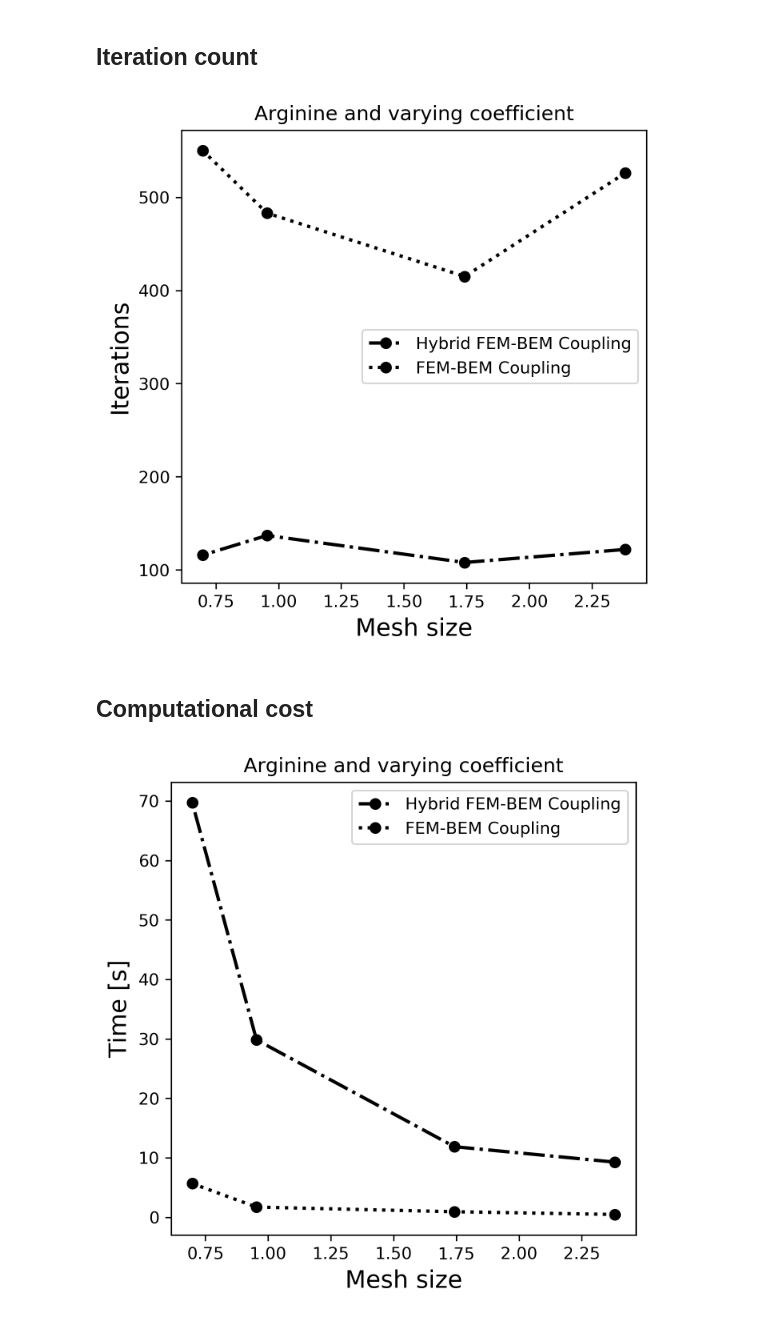
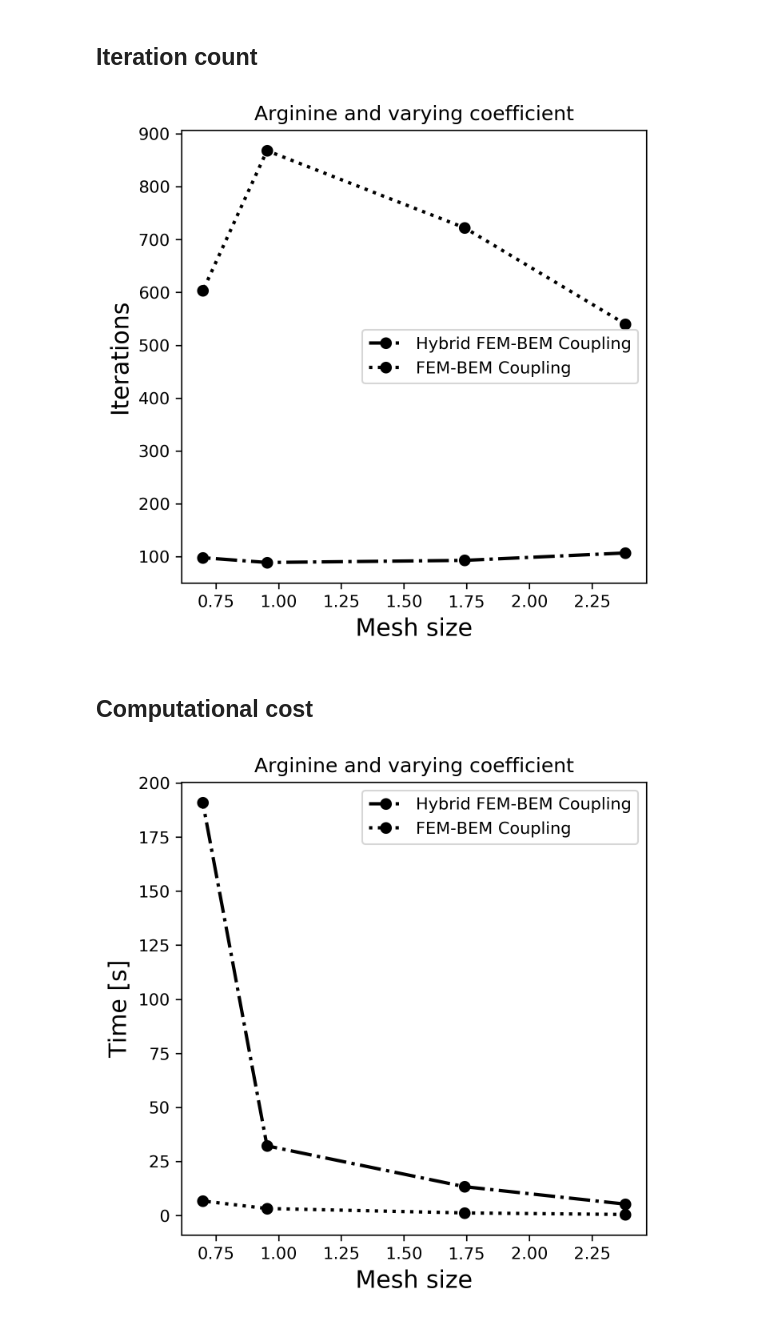
Before and after one commit to MichalBosy/FEM_BEM_coupling, a Jupyter notebook: Poisson-Boltzmann/FEM_BEM_Arginine_Var_Perm_from_APBS.ipynb, the cells around one changed output. Saved outputs shown, nothing was run; the diff lists cells and outputs as text; code cells hidden in the pictures.

```diff
--- a/Poisson-Boltzmann/FEM_BEM_Arginine_Var_Perm_from_APBS.ipynb
+++ b/Poisson-Boltzmann/FEM_BEM_Arginine_Var_Perm_from_APBS.ipynb
@@ -43,6 +43,7 @@ solv_error = []
 mesh_size = []
 iter_num = []
 time_solve = []
+time_set = []
 vac_iter_num = []
 vac_time_solve = []
 
@@ -81,8 +82,8 @@ class Fun_ei(dolfin.UserExpression):
 # %%
 for m in grid_size:
     ######################### Mesh and spaces ##################################
-    mesh = dolfin.Mesh("./arginine/arg_d0"+format(m)+"_surf.xml")
-#     mesh = dolfin.Mesh("./arginine/arg_d0"+format(m)+"_11.xml")
+#     mesh = dolfin.Mesh("./arginine/arg_d0"+format(m)+"_surf.xml")
+    mesh = dolfin.Mesh("./arginine/arg_d0"+format(m)+"_11.xml")
     nor = dolfin.FacetNormal(mesh)
 
     # Spaces for FEM and BEM
@@ -98,17 +99,19 @@ for m in grid_size:
     mesh_size.append(hmax)
 
     # Permitivity uploaded form APBS #
-    gauss_poits_FEM = np.hsplit(np.loadtxt("./epsilon/Arginine_mesh_arg_d0"+format(m)+"_Gaussian_points_FEM_apbs.txt"), np.array([3, 4]))
-#     gauss_poits_FEM = np.hsplit(np.loadtxt("./epsilon/Arginine_mesh_arg_d0"+format(m)+"_Gaussian_points_FEM_apbs_11.txt"), np.array([3, 4]))
+#     gauss_poits_FEM = np.hsplit(np.loadtxt("./epsilon/Arginine_mesh_arg_d0"+format(m)+"_Gaussian_points_FEM_apbs.txt"), np.array([3, 4]))
+    gauss_poits_FEM = np.hsplit(np.loadtxt("./epsilon/Arginine_mesh_arg_d0"+format(m)+"_Gaussian_points_FEM_apbs_11.txt"), np.array([3, 4]))
     epsilon_fem_apbs = Fun_ei(gauss_poits_FEM[1],gauss_poits_FEM[0], degree=0)
 
     gauss_poits_BEM = np.hsplit(np.loadtxt("./epsilon/Arginine_mesh_arg_d0"+format(m)+"_Gaussian_points_BEM_apbs.txt"), np.array([3, 4]))
-#     gauss_poits_BEM = np.hsplit(np.loadtxt("./epsilon/Arginine_mesh_arg_d0"+format(m)+"_Gaussian_points_BEM_apbs_11.txt"), np.array([3, 4]))
     epsilon_bem_apbs = bempp.api.GridFunction(trace_space, fun=epsilon_b)
 
     # FEM discrete variables
     u = dolfin.TrialFunction(fenics_space)
     v = dolfin.TestFunction(fenics_space)
+
+    # Starting set-up time
+    start = time.time()
 
     # BEM operators
     id_op = bempp.api.operators.boundary.sparse.identity(trace_space, bempp_space, bempp_space)
@@ -139,7 +142,6 @@ for m in grid_size:
     rhs_bem = np.zeros(bempp_space.global_dof_count)
     # Global RHS
     rhs = np.concatenate([rhs_fem, rhs_bem])
-
 
     blocks = [[None,None],[None,None]]
     blocks_vac = [[None,None],[None,None]]
@@ -190,6 +192,10 @@ for m in grid_size:
 
     p_shape = (P1.shape[0] + P2.shape[0], P1.shape[1] + P2.shape[1])
     P = LinearOperator(p_shape, apply_prec, dtype=np.dtype('float64'))
+
+    end = time.time()
+    set_time = (end - start)
+    time_set.append(set_time)
 
     # Solvant case
     it_count = 0
@@ -277,7 +283,7 @@ Energia de Solvatacion (FEM): -32.293 [kCal/mol]
 from operator import add
 import matplotlib.pyplot as plt
 
-with open('Hybrid_FEM_BEM_Arginine_varying_error.npy', 'rb') as f:
+with open('Hybrid_FEM_BEM_Arginine_varying_APBS_error.npy', 'rb') as f:
      Hybrid_FEM_BEM_solv_error = np.load(f)
 
 plt.figure( figsize=(5, 5), dpi=300)
@@ -298,7 +304,7 @@ import matplotlib.pyplot as plt
 
 log_mesh_size = np.log(mesh_size)
 
-with open('Hybrid_FEM_BEM_Arginine_varying_iter.npy', 'rb') as f:
+with open('Hybrid_FEM_BEM_Arginine_varying_APBS_iter.npy', 'rb') as f:
      Hybrid_FEM_BEM_solv_iter = np.load(f)
 
 plt.figure( figsize=(5, 5), dpi=300)
@@ -310,24 +316,24 @@ plt.xlabel('Mesh size', fontsize='x-large')
 plt.ylabel('Iterations', fontsize='x-large')
 plt.show()
 # %% [output]
-[figure, old version]
+[figure, new version]
 # %% [markdown]
 ## Computational cost
 # %%
 import matplotlib.pyplot as plt
 
 log_mesh_size = np.log(mesh_size)
 
-with open('Hybrid_FEM_BEM_Arginine_varying_time.npy', 'rb') as f:
+with open('Hybrid_FEM_BEM_Arginine_varying_APBS_time.npy', 'rb') as f:
      Hybrid_FEM_BEM_solv_time = np.load(f)
 
 plt.figure( figsize=(5, 5), dpi=300)
 plt.plot(mesh_size, Hybrid_FEM_BEM_solv_time, 'ko-.', linewidth=2, label='Hybrid FEM-BEM Coupling')
 plt.plot(mesh_size, np.add(time_solve, vac_time_solve), 'ko:', linewidth=2, label='FEM-BEM Coupling')
 plt.legend(loc='best')
 plt.title('Arginine and varying coefficient')
 plt.xlabel('Mesh size', fontsize='x-large')
 plt.ylabel('Time [s]', fontsize='x-large')
 plt.show()
 # %% [output]
-[figure, old version]
+[figure, new version]
```
Also changed, not shown: parts of 3 cells of this notebook, 12 other files.
